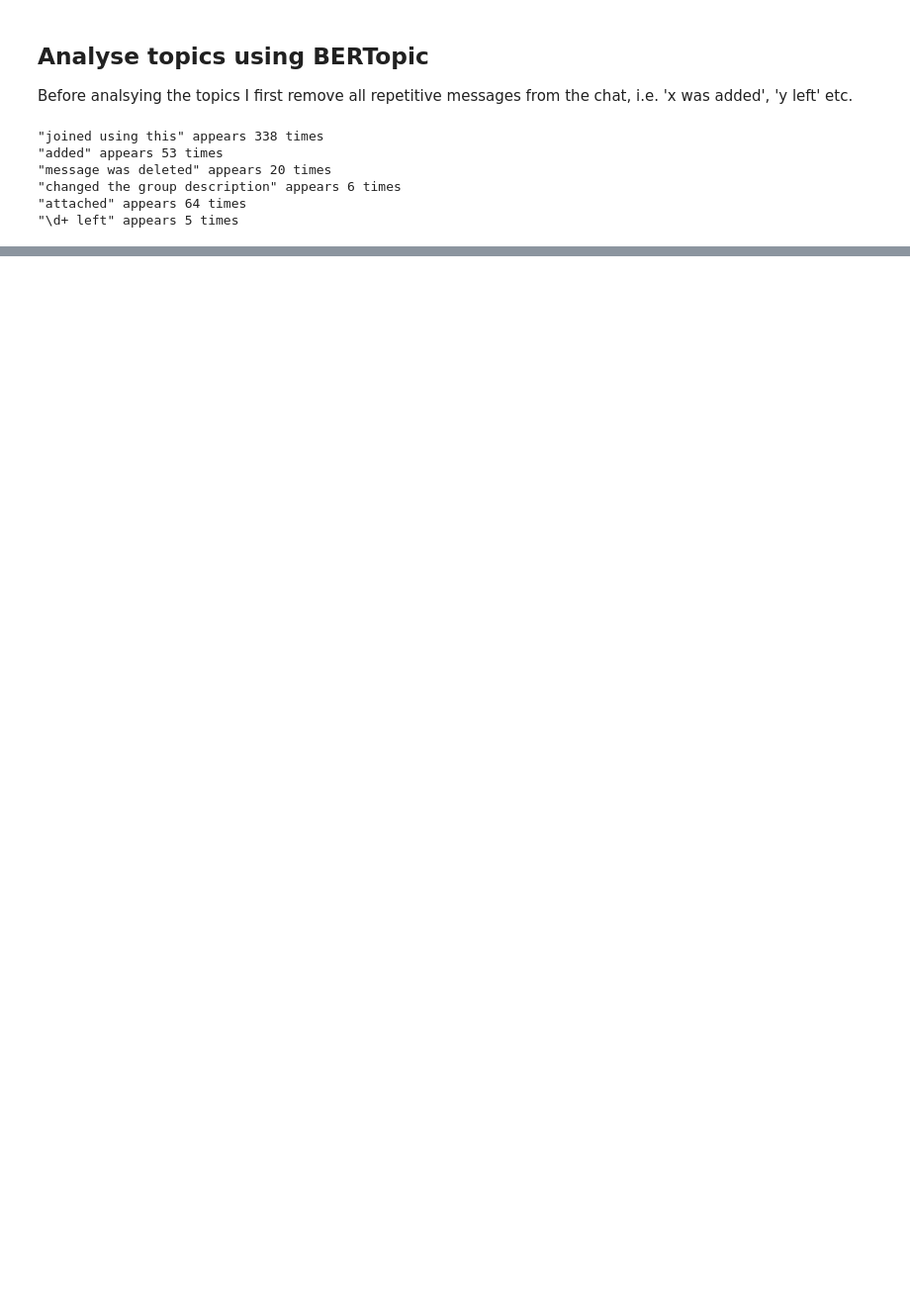
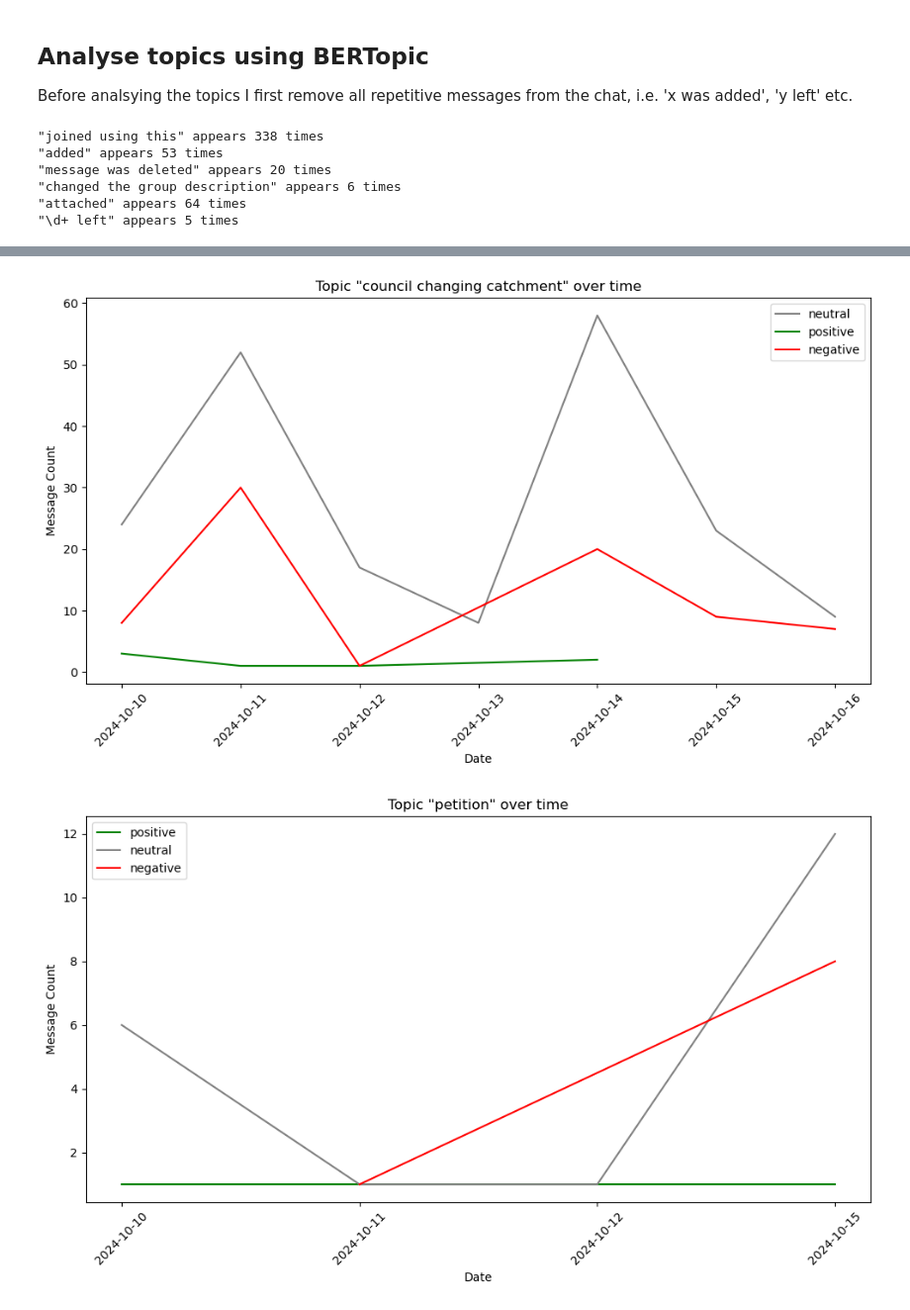
Before and after one commit to Bea-Taylor/BH_Secondary_Admissions_Analysis, a Jupyter notebook: sentiment_analysis/sentiment_analysis_whatsapp.ipynb, the cells around one changed output, grey strips where cells are left out. Shown: that part at 99% size. Drawn from its saved outputs; the diff is of its cells as text; code cells hidden in the pictures; blank space fills up the shorter version.

```diff
--- a/sentiment_analysis/sentiment_analysis_whatsapp.ipynb
+++ b/sentiment_analysis/sentiment_analysis_whatsapp.ipynb
@@ -119,3 +115,6 @@ topic_info
 | 16 | 15 | 14 | 15_councillor_councillors_complai... | [councillor, councillors, complai... | [ A complaint can also be made to... |
 | 17 | 16 | 11 | 16_proposals_proposing_discussing... | [proposals, proposing, discussing... | [ Yes. Don't want to start soundi... |
 | 18 | 17 | 11 | 17_447917690579_447833676761_4479... | [447917690579, 447833676761, 4479... | [ @447917690579 I can’t make a se... |
+# %%
+# save the topics to the dataframe
+df_messages['topic'] = topics
@@ -198,0 +183,27 @@ fig.show()
+# %%
+df_sent_topic = df_messages.groupby(['topic','Date', 'label']).size().reset_index()
+df_sent_topic.columns = ['topic', 'Date', 'label', 'count']
+df_sent_topic.sort_values('Date', inplace=True)
+# %%
+# Define the subset of topics to plot
+subset_topics = [0, 3, 6, 10, 15]
+color_dict = {'positive': 'green', 'neutral': 'grey', 'negative': 'red'}
+import seaborn as sns
+
+# Plot each topic over time stratified by sentiment
+for topic in subset_topics:
+    fig = plt.figure(figsize=(10, 6))
+
+    plot_data = df_sent_topic[df_sent_topic['topic'] == topic]
+    sns.lineplot(data=plot_data, x='Date', y='count', hue='label', palette=color_dict)
+
+    plt.xlabel('Date')
+    plt.ylabel('Message Count')
+    plt.title(f'Topic "{topic_labels_dict[topic]}" over time')
+    plt.legend()
+    plt.xticks(rotation=45)
+    plt.tight_layout()
+    plt.show()
+# %% [output]
+[figure, added]
+[figure, added]
```
Also changed, not shown: parts of 20 cells of this notebook.
